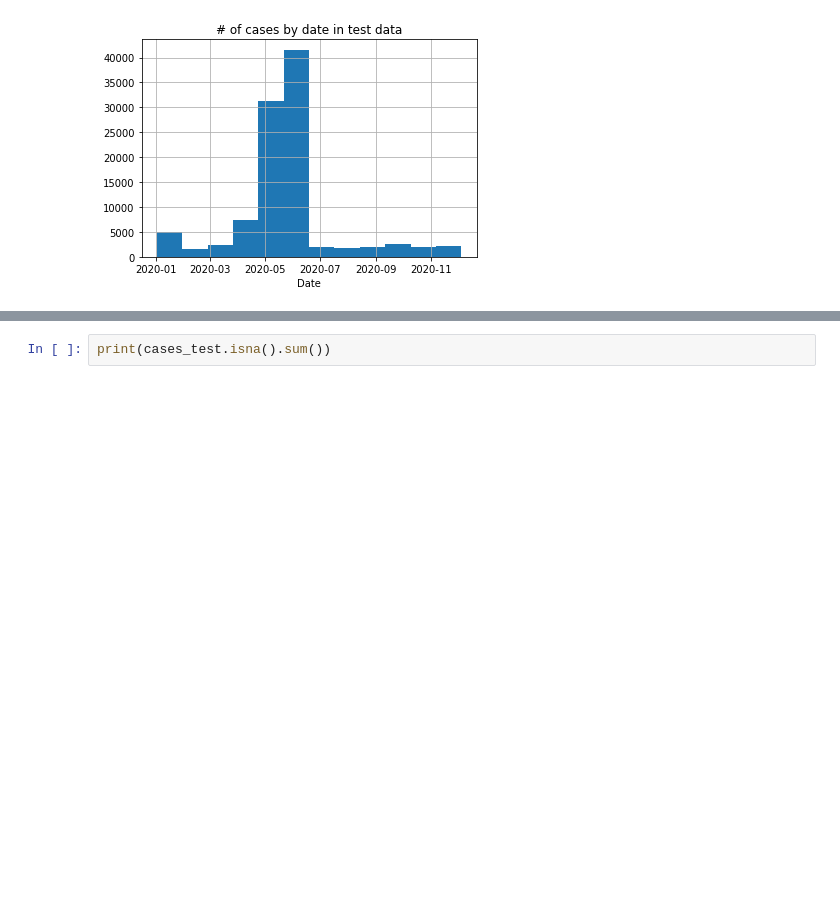
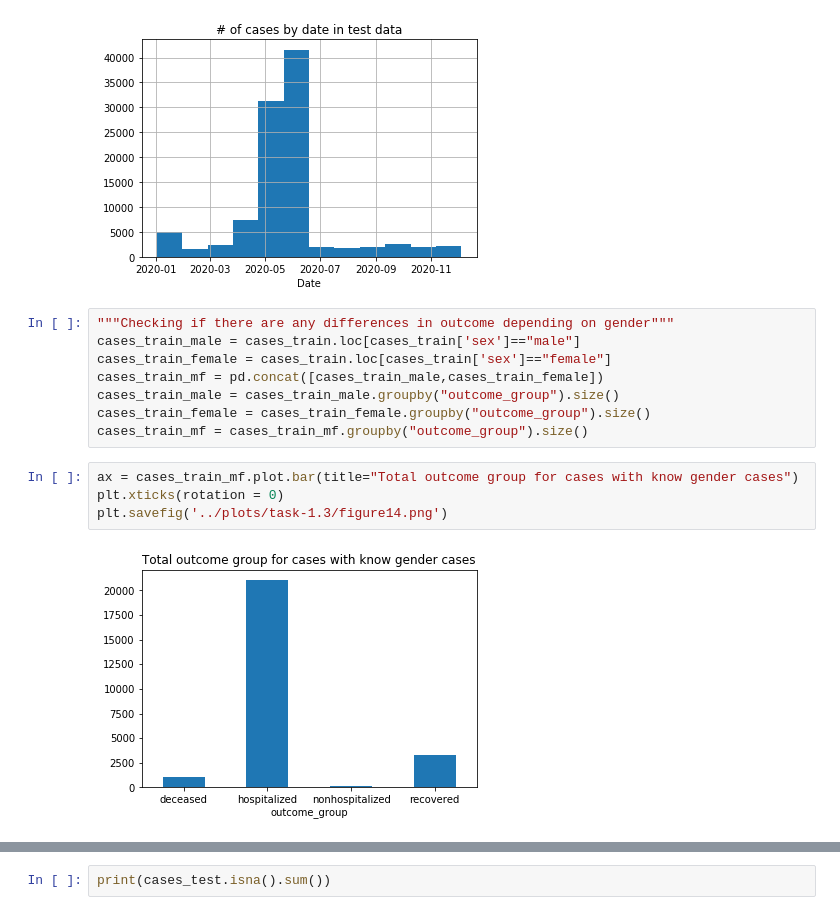
Before and after one commit to Eschaton315/CMPT-459-milestone-1, a Jupyter notebook: code/src/eda.ipynb, the cells around one changed output, grey strips where cells are left out. Cells and saved outputs as stored; diff of their text form; blank space fills up the shorter version.

```diff
--- a/code/src/eda.ipynb
+++ b/code/src/eda.ipynb
@@ -180,3 +193,17 @@ ax.set_title('# of cases by date in test data')
 plt.savefig('../plots/task-1.3/figure13.png')
 # %% [output]
 [figure]
+# %%
+"""Checking if there are any differences in outcome depending on gender"""
+cases_train_male = cases_train.loc[cases_train['sex']=="male"]
+cases_train_female = cases_train.loc[cases_train['sex']=="female"]
+cases_train_mf = pd.concat([cases_train_male,cases_train_female])
+cases_train_male = cases_train_male.groupby("outcome_group").size()
+cases_train_female = cases_train_female.groupby("outcome_group").size()
+cases_train_mf = cases_train_mf.groupby("outcome_group").size()
+# %%
+ax = cases_train_mf.plot.bar(title="Total outcome group for cases with know gender cases")
+plt.xticks(rotation = 0)
+plt.savefig('../plots/task-1.3/figure14.png')
+# %% [output]
+[figure, added]
```
Also changed, not shown: parts of 17 cells of this notebook, 5 other files.
